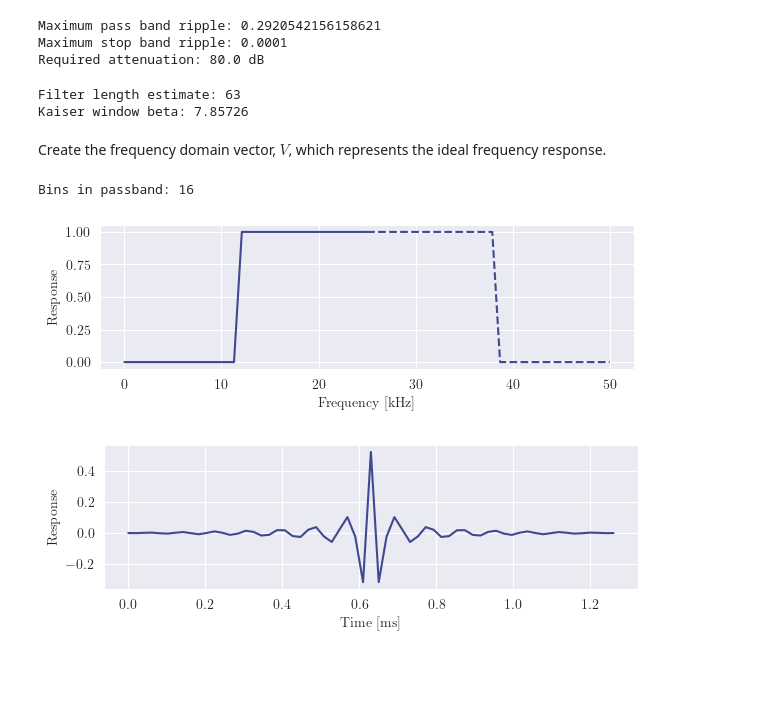
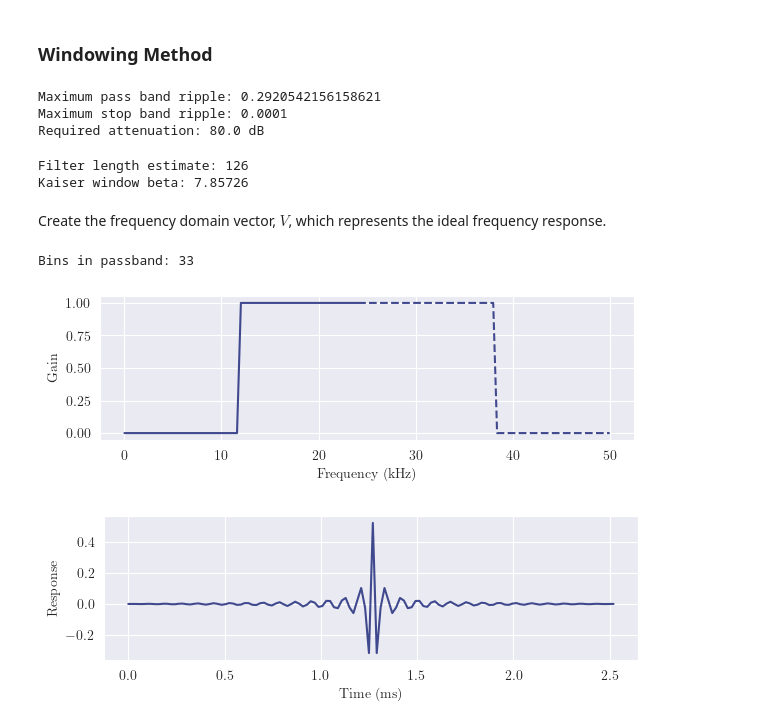
Before and after one commit to deren-teo/elec4620, a Jupyter notebook: a2/src/q4_kaiser_filter.ipynb, the cells around one changed output. Drawn from its saved outputs; the diff is of its cells as text; code cells hidden in the pictures; blank space fills up the shorter version.

Commit message:
a2q4: corrected Kaiser window spec.

```diff
--- a/a2/src/q4_kaiser_filter.ipynb
+++ b/a2/src/q4_kaiser_filter.ipynb
@@ -22,6 +13,16 @@ A_s     = 80    # stop band attenuation, dB
+# %%
+# Define filter specifications
+
+F_SAMP  = 50    # sampling frequency, kHz
+F_STOP  = 10    # stop band end, kHz
+F_PASS  = 12    # pass band start, kHz
+A_STOP  = 80    # stop band attenuation, dB
+A_PASS  = 3     # pass band attenuation, dB
+# %% [markdown]
+### Windowing Method
 # %%
-ripple_p = 1 - np.power(10, -A_p / 20)
-ripple_s = np.power(10, -A_s / 20)
+ripple_p = 1 - np.power(10, -A_PASS / 20)
+ripple_s = np.power(10, -A_STOP / 20)
 print("Maximum pass band ripple:", ripple_p)
 print("Maximum stop band ripple:", ripple_s)
 
@@ -33,28 +34,28 @@ Maximum stop band ripple: 0.0001
 Required attenuation: 80.0 dB
 # %%
 # Kaiser window filter length estimate
-N = int(np.ceil((A - 7.95)/(14.36 * (delta_f / f_samp))))
+N = int(np.ceil((A - 7.95)/(14.36 * ((F_PASS - F_STOP) / F_SAMP))))
 print("Filter length estimate:", N)
 
 beta = 0.1102 * (A - 8.7)
 print("Kaiser window beta:", beta)
 # %% [output]
-Filter length estimate: 63
+Filter length estimate: 126
 Kaiser window beta: 7.85726
 # %% [markdown]
 Create the frequency domain vector, $V$, which represents the ideal frequency response.
 # %%
 # Calculate pass band width, L
-L = int(np.round(N * (0.5 * f_samp - f_p) / f_samp))
+L = int(np.round(N * (0.5 * F_SAMP - F_PASS) / F_SAMP))
 print("Bins in passband:", L)
 
 # Construct V, with 1's in the pass band and 0's in the stop band
 V = np.zeros(N//2)
 V[-L:] = np.ones(L)
-V = np.concatenate([V, [1], np.flip(V)])
+V = np.concatenate([V, np.flip(V)])
 
 # Construct a frequency axis for plotting
-f = np.linspace(0, f_samp, N)
+f = np.linspace(0, F_SAMP, N)
 
 # Plot ideal frequency response, represented by vector V
 fig, ax = plt.subplots(figsize=(6, 2))
@@ -62,35 +63,35 @@ fig.tight_layout()
 
 palette = sns.color_palette()
 
-sns.lineplot(x=f[:N//2+1], y=V[:N//2+1], ax=ax, c=palette[0], ls="-")
-sns.lineplot(x=f[N//2:],   y=V[N//2:],  ax=ax, c=palette[0], ls="--")
+sns.lineplot(x=f[:N//2], y=V[:N//2], ax=ax, c=palette[0], ls="-")
+sns.lineplot(x=f[N//2:], y=V[N//2:], ax=ax, c=palette[0], ls="--")
 
-ax.set_xlabel("Frequency [kHz]")
-ax.set_ylabel("Response")
+ax.set_xlabel("Frequency (kHz)")
+ax.set_ylabel("Gain")
 
 fname = Path(A2_ROOT, "output", "q4_ideal_freqz.png")
 fig.savefig(fname, **SAVEFIG_CONFIG)
 # %% [output]
-Bins in passband: 16
+Bins in passband: 33
-[figure, old version]
+[figure, new version]
 # %%
 from scipy.fft import fft, fftshift, ifft
 
 # Impulse (time) response of ideal filter
 v = fftshift(ifft(V))
 
 # Plot the ideal impulse response
 fig, ax = plt.subplots(figsize=(6, 2))
 fig.tight_layout()
 
-t = np.linspace(0, N/f_samp, N)
+t = np.linspace(0, N / F_SAMP, N)
 sns.lineplot(x=t, y=v.real, ax=ax)
 
-ax.set_xlabel("Time [ms]")
+ax.set_xlabel("Time (ms)")
 ax.set_ylabel("Response")
 
 fname = Path(A2_ROOT, "output", "q4_ideal_impz.png")
 fig.savefig(fname, **SAVEFIG_CONFIG)
 # %% [output]
-[figure, old version]
+[figure, new version]
 # %%
```
Also changed, not shown: parts of 7 cells of this notebook, 5 other files.
